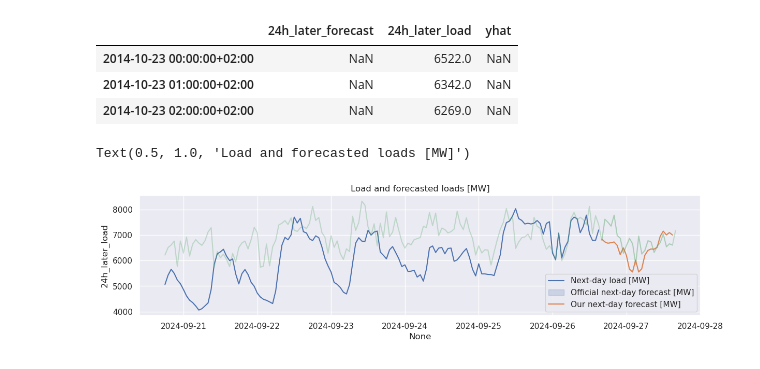
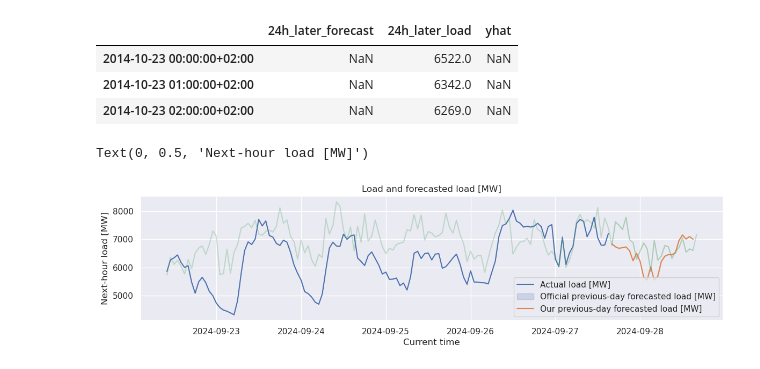
Before and after one commit to arthurgassner/swissenergy-backend, a Jupyter notebook: prod/5-plot_results.ipynb, the cells around one changed output. Cells and saved outputs as stored; diff of their text form; code cells hidden in the pictures.

Commit message:
Update plot

```diff
--- a/prod/5-plot_results.ipynb
+++ b/prod/5-plot_results.ipynb
@@ -21,15 +21,17 @@ df.head(3)
 # %%
 plt.figure(figsize=(14,3))
 _df = df[df.index > pd.Timestamp(datetime.now(), tz='Europe/Zurich') - pd.Timedelta(7, 'd')]
-sns.lineplot(x=_df.index, y=_df['24h_later_load'], errorbar=('ci', False))
-sns.lineplot(x=_df.index, y=_df['yhat'], errorbar=('ci', False))
-sns.lineplot(x=_df.index, y=_df['24h_later_forecast'], alpha=0.3, errorbar=('ci', False))
+sns.lineplot(x=_df.index + pd.Timedelta(1, 'd'), y=_df['24h_later_load'], errorbar=('ci', False))
+sns.lineplot(x=_df.index + pd.Timedelta(1, 'd'), y=_df['yhat'], errorbar=('ci', False))
+sns.lineplot(x=_df.index + pd.Timedelta(1, 'd'), y=_df['24h_later_forecast'], alpha=0.3, errorbar=('ci', False))
 plt.legend([
-    'Next-day load [MW]',
-    'Official next-day forecast [MW]',
-    'Our next-day forecast [MW]',
+    'Actual load [MW]',
+    'Official previous-day forecasted load [MW]',
+    'Our previous-day forecasted load [MW]',
 ])
-plt.title('Load and forecasted loads [MW]')
+plt.title('Load and forecasted load [MW]')
+plt.xlabel('Current time')
+plt.ylabel('Next-hour load [MW]')
 # %% [output]
-Text(0.5, 1.0, 'Load and forecasted loads [MW]')
+Text(0, 0.5, 'Next-hour load [MW]')
-[figure, old version]
+[figure, new version]
```
